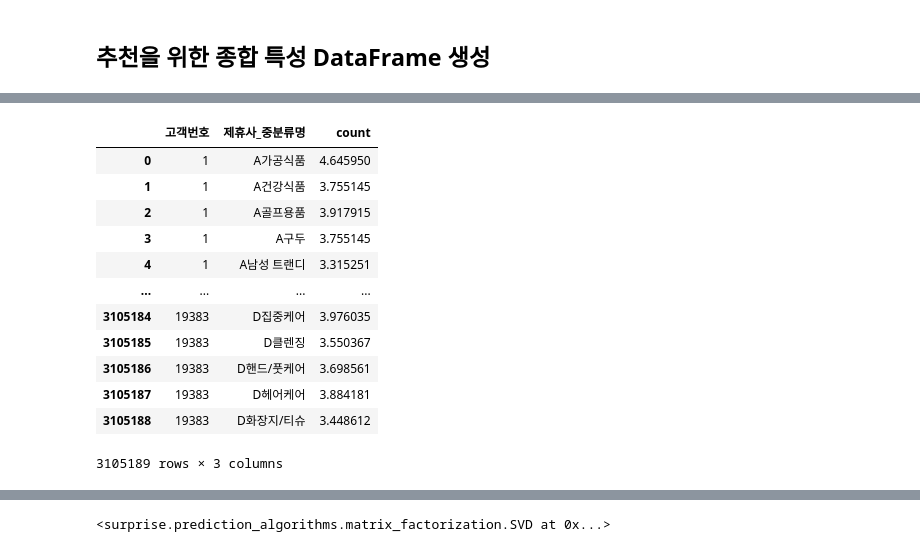
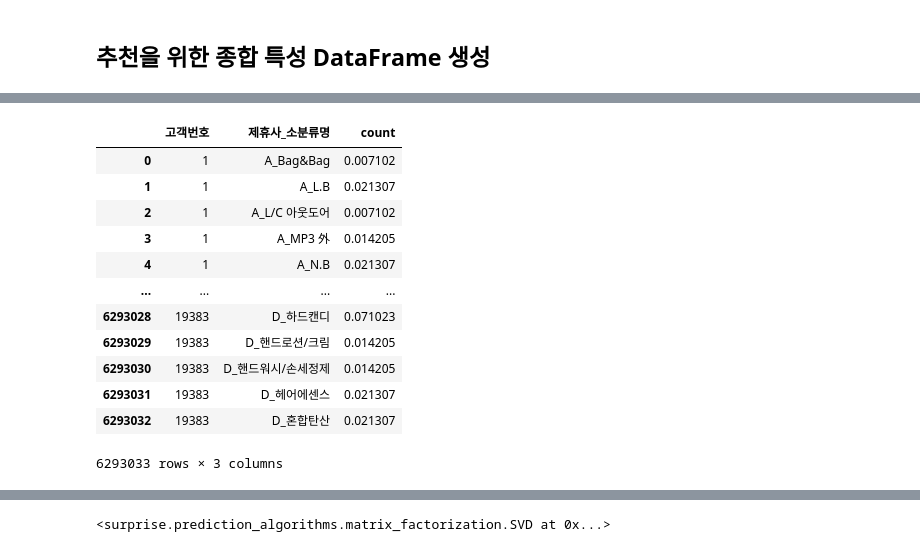
Before and after one commit to PKLH/cakd_LP, a Jupyter notebook: WorkSpace/통합/EDA_ML 완료.ipynb, the cells around one changed output, grey strips where cells are left out. Cells and saved outputs as stored; diff of their text form; code cells hidden in the pictures.

```diff
--- a/WorkSpace/통합/EDA_ML 완료.ipynb
+++ b/WorkSpace/통합/EDA_ML 완료.ipynb
@@ -403,3 +470,10 @@ pred_lr
  [3300 5981]]
 정확도: 0.6848, 정밀도: 0.6804, 재현율: 0.6444,          F1: 0.6619, AUC:0.7515
 array([1, 1, 1, ..., 0, 0, 0])
+# %%
+pp_demo = pd.get_dummies(pp_demo)
+    # 고객 Demo Merge
+final_df = pd.merge(pp_demo, pp_datasets, on='고객번호').fillna(0)
+b = pp_datasets.corr()
+
+sns.heatmap(b)
@@ -423,6 +500,7 @@ reco_cust_num,len(reco_cust_num)
 ## 추천을 위한 종합 특성 DataFrame 생성
 # %%
 pp_reco = pd.merge(pp_purprd_prodcl, pp_demo, on='고객번호', how='left')
+pp_reco['제휴사_소분류명'] =pp_reco['제휴사']+'_'+pp_reco['소분류명']
 pp_reco_df = pp_reco[pp_reco['분기']!='15_4']
 pp_reco_df
 # %% [output]
@@ -480,0 +531,5 @@ max_cnt
+# %%
+reco_cust_pv = pp_reco.pivot_table(index=['제휴사_소분류명'],columns='고객번호',values='구매금액',aggfunc='count')
+reco_cust_pv = reco_cust_pv.unstack().dropna().reset_index()
+reco_cust_pv = reco_cust_pv.rename(columns={0:'count'})
+reco_cust_pv
@@ -481,20 +550,20 @@ max_cnt
 # %%
-reco_cust_pv['count'] = reco_cust_pv['count'].apply(lambda x: np.log1p(x))
+# reco_cust_pv['count'] = reco_cust_pv['count'].apply(lambda x: np.log1p(x))
 max_cnt = reco_cust_pv.describe().loc['max','count']
 reco_cust_pv['count'] = reco_cust_pv['count'].apply(lambda x: 5*x/max_cnt)
 
 reco_cust_pv
 # %% [output]
-|  | 고객번호 | 제휴사_중분류명 | count |
-| 0 | 1 | A가공식품 | 4.645950 |
-| 1 | 1 | A건강식품 | 3.755145 |
-| 2 | 1 | A골프용품 | 3.917915 |
-| 3 | 1 | A구두 | 3.755145 |
-| 4 | 1 | A남성 트랜디 | 3.315251 |
+|  | 고객번호 | 제휴사_소분류명 | count |
+| 0 | 1 | A_Bag&Bag | 0.007102 |
+| 1 | 1 | A_L.B | 0.021307 |
+| 2 | 1 | A_L/C 아웃도어 | 0.007102 |
+| 3 | 1 | A_MP3 外 | 0.014205 |
+| 4 | 1 | A_N.B | 0.021307 |
 | ... | ... | ... | ... |
-| 3105184 | 19383 | D집중케어 | 3.976035 |
-| 3105185 | 19383 | D클렌징 | 3.550367 |
-| 3105186 | 19383 | D핸드/풋케어 | 3.698561 |
-| 3105187 | 19383 | D헤어케어 | 3.884181 |
-| 3105188 | 19383 | D화장지/티슈 | 3.448612 |
+| 6293028 | 19383 | D_하드캔디 | 0.071023 |
+| 6293029 | 19383 | D_핸드로션/크림 | 0.014205 |
+| 6293030 | 19383 | D_핸드워시/손세정제 | 0.014205 |
+| 6293031 | 19383 | D_헤어에센스 | 0.021307 |
+| 6293032 | 19383 | D_혼합탄산 | 0.021307 |
-3105189 rows × 3 columns
+6293033 rows × 3 columns
```
Also changed, not shown: parts of 19 cells of this notebook, 1 other file.
